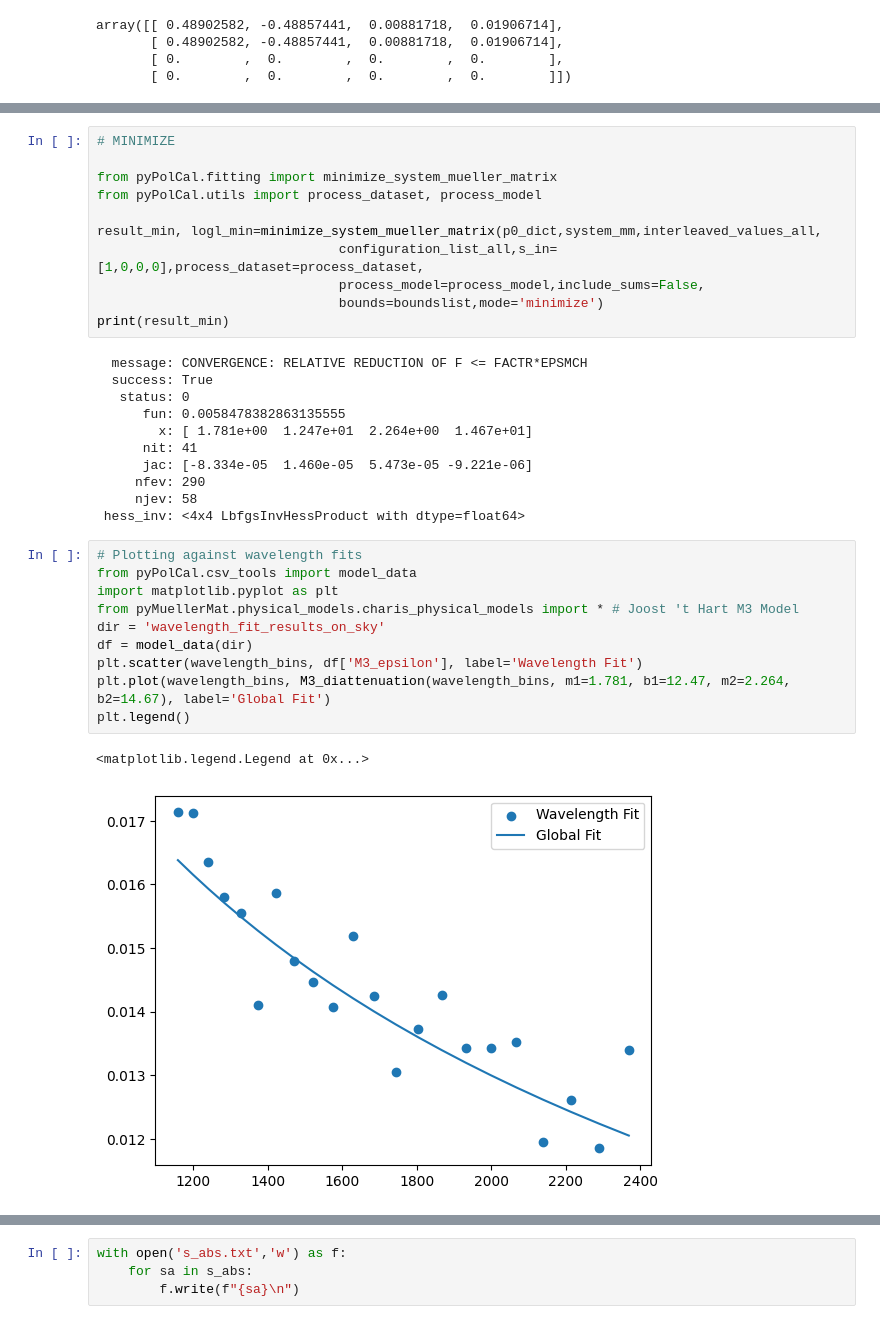
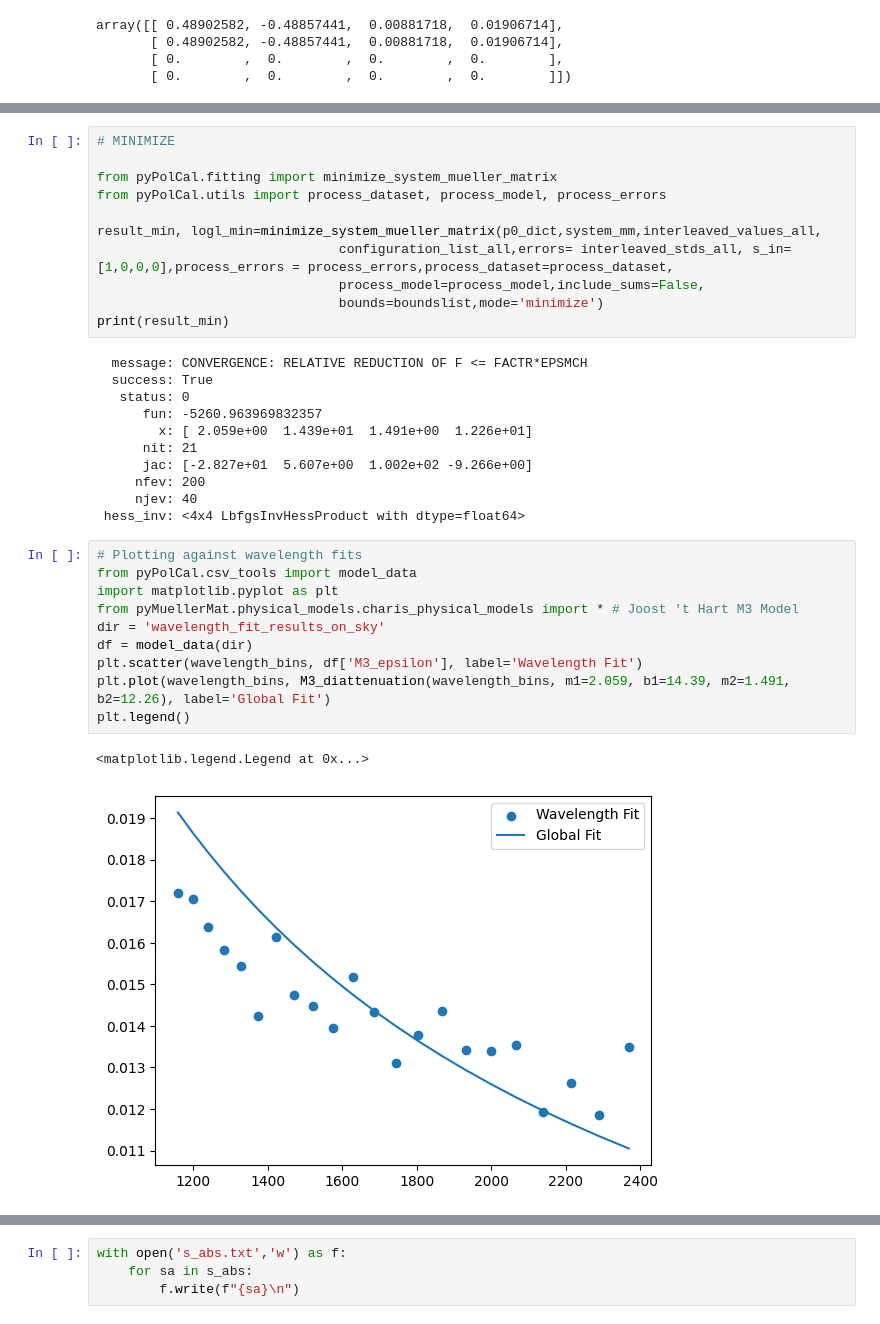
Before and after one commit to UCSB-Exoplanet-Polarimetry-Lab/pyPolCal, a Jupyter notebook: pyPolCal/tutorial_notebooks/CHARIS_fitting_tutorial/5_fit_on_sky_data_globally.ipynb, the cells around one changed output, grey strips where cells are left out. Drawn from its saved outputs; the diff is of its cells as text.

Commit message:
made global fits work with errors

```diff
--- a/pyPolCal/tutorial_notebooks/CHARIS_fitting_tutorial/5_fit_on_sky_data_globally.ipynb
+++ b/pyPolCal/tutorial_notebooks/CHARIS_fitting_tutorial/5_fit_on_sky_data_globally.ipynb
@@ -131,10 +131,10 @@ boundslist = [m1_bounds, b1_bounds, m2_bounds, b2_bounds]
 # MINIMIZE
 
 from pyPolCal.fitting import minimize_system_mueller_matrix
-from pyPolCal.utils import process_dataset, process_model
+from pyPolCal.utils import process_dataset, process_model, process_errors
 
 result_min, logl_min=minimize_system_mueller_matrix(p0_dict,system_mm,interleaved_values_all,
-                               configuration_list_all,s_in=[1,0,0,0],process_dataset=process_dataset,
+                               configuration_list_all,errors= interleaved_stds_all, s_in=[1,0,0,0],process_errors = process_errors,process_dataset=process_dataset,
                                process_model=process_model,include_sums=False,
                                bounds=boundslist,mode='minimize')
 print(result_min)
@@ -142,26 +142,26 @@ print(result_min)
   message: CONVERGENCE: RELATIVE REDUCTION OF F <= FACTR*EPSMCH
   success: True
    status: 0
-      fun: 0.0058478382863135555
-        x: [ 1.781e+00  1.247e+01  2.264e+00  1.467e+01]
-      nit: 41
-      jac: [-8.334e-05  1.460e-05  5.473e-05 -9.221e-06]
-     nfev: 290
-     njev: 58
+      fun: -5260.963969832357
+        x: [ 2.059e+00  1.439e+01  1.491e+00  1.226e+01]
+      nit: 21
+      jac: [-2.827e+01  5.607e+00  1.002e+02 -9.266e+00]
+     nfev: 200
+     njev: 40
  hess_inv: <4x4 LbfgsInvHessProduct with dtype=float64>
 # %%
 # Plotting against wavelength fits
 from pyPolCal.csv_tools import model_data
 import matplotlib.pyplot as plt
 from pyMuellerMat.physical_models.charis_physical_models import * # Joost 't Hart M3 Model
 dir = 'wavelength_fit_results_on_sky'
 df = model_data(dir)
 plt.scatter(wavelength_bins, df['M3_epsilon'], label='Wavelength Fit')
-plt.plot(wavelength_bins, M3_diattenuation(wavelength_bins, m1=1.781, b1=12.47, m2=2.264, b2=14.67), label='Global Fit')
+plt.plot(wavelength_bins, M3_diattenuation(wavelength_bins, m1=2.059, b1=14.39, m2=1.491, b2=12.26), label='Global Fit')
 plt.legend()
 # %% [output]
 <matplotlib.legend.Legend at 0x...>
-[figure, old version]
+[figure, new version]
 # %%
 # CALCULATE S_ABS
 
```
Also changed, not shown: parts of 2 cells of this notebook, 30 other files.
